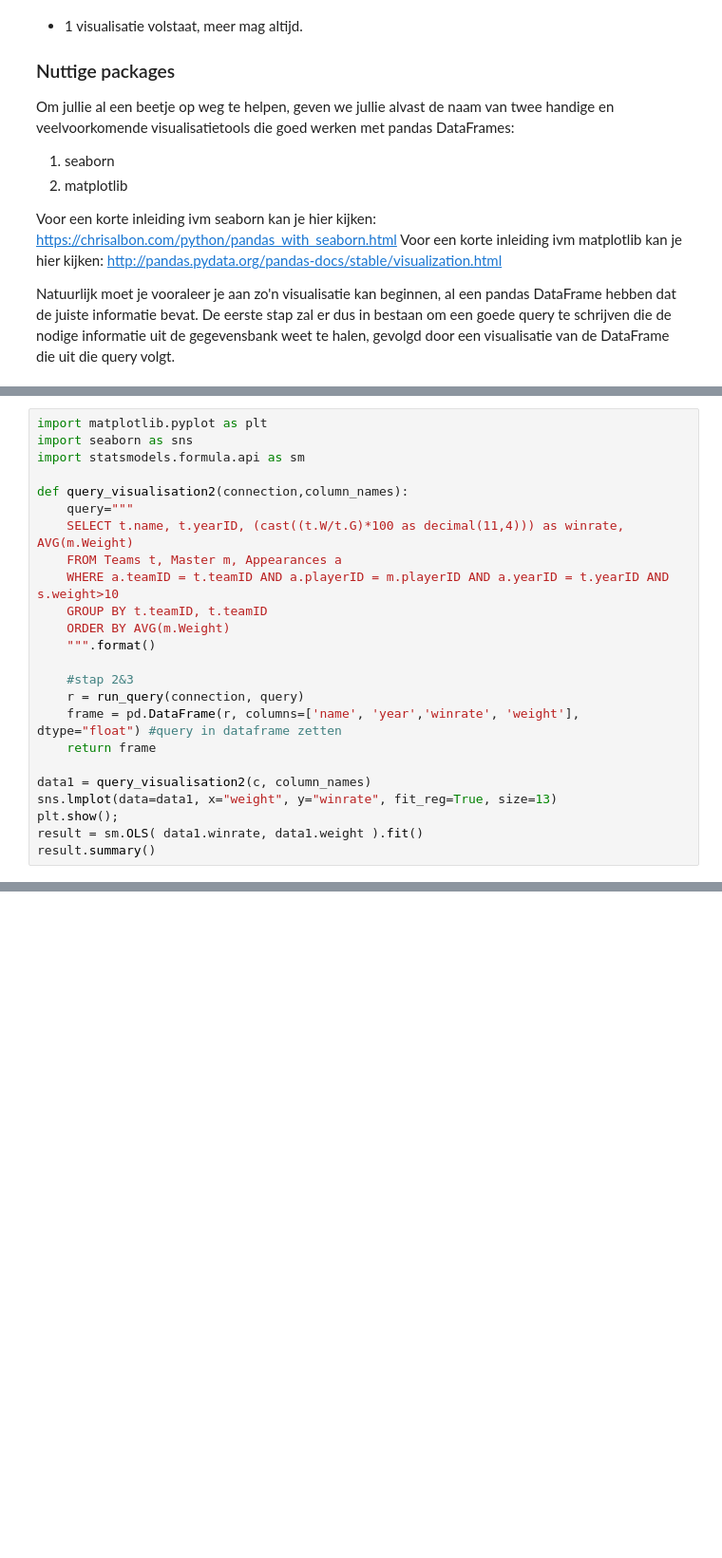
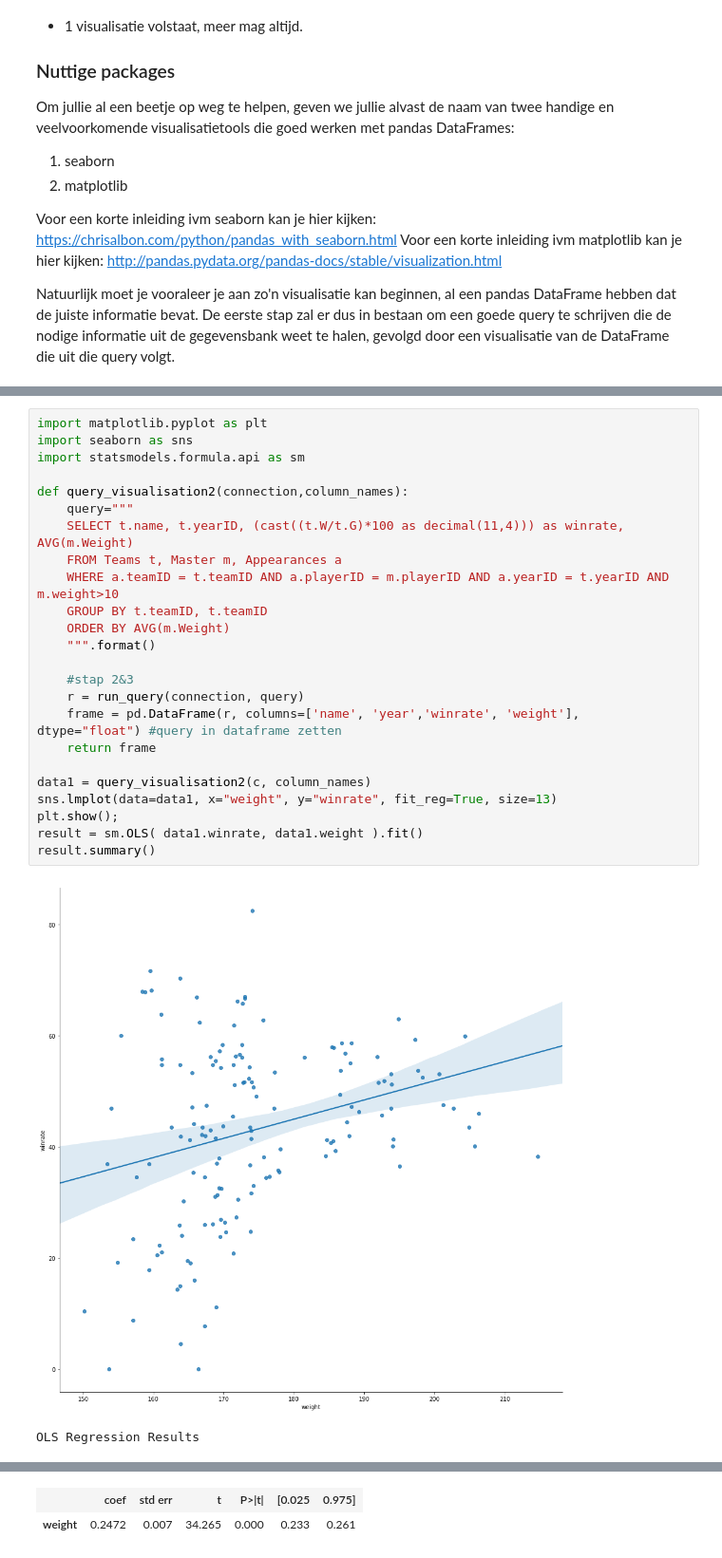
Before and after one commit to TimVanWesemael/Gegevensbanken, a Jupyter notebook: Part 4/04 - ASSIGNMENT.ipynb, the cells around one changed output, grey strips where cells are left out. Shown: that part at 95% size. Cells and saved outputs as stored; diff of their text form; blank space fills up the shorter version.

```diff
--- a/Part 4/04 - ASSIGNMENT.ipynb
+++ b/Part 4/04 - ASSIGNMENT.ipynb
@@ -480,24 +497,27 @@ We vroegen ons af of er een verband is tussen de kans op een spel winnen en het
 # %%
 import matplotlib.pyplot as plt
 import seaborn as sns
 import statsmodels.formula.api as sm
 
 def query_visualisation2(connection,column_names):
     query="""
     SELECT t.name, t.yearID, (cast((t.W/t.G)*100 as decimal(11,4))) as winrate, AVG(m.Weight)
     FROM Teams t, Master m, Appearances a
-    WHERE a.teamID = t.teamID AND a.playerID = m.playerID AND a.yearID = t.yearID AND s.weight>10
+    WHERE a.teamID = t.teamID AND a.playerID = m.playerID AND a.yearID = t.yearID AND m.weight>10
     GROUP BY t.teamID, t.teamID
     ORDER BY AVG(m.Weight)
     """.format()
 
     #stap 2&3
     r = run_query(connection, query)
     frame = pd.DataFrame(r, columns=['name', 'year','winrate', 'weight'], dtype="float") #query in dataframe zetten
     return frame
 
 data1 = query_visualisation2(c, column_names)
 sns.lmplot(data=data1, x="weight", y="winrate", fit_reg=True, size=13)
 plt.show();
 result = sm.OLS( data1.winrate, data1.weight ).fit()
 result.summary()
+# %% [output]
+[figure, added]
+OLS Regression Results
@@ -503,0 +533,2 @@ result.summary()
+|  | coef | std err | t | P>|t| | [0.025 | 0.975] |
+| weight | 0.2472 | 0.007 | 34.265 | 0.000 | 0.233 | 0.261 |
```
Also changed, not shown: parts of 5 cells of this notebook.
